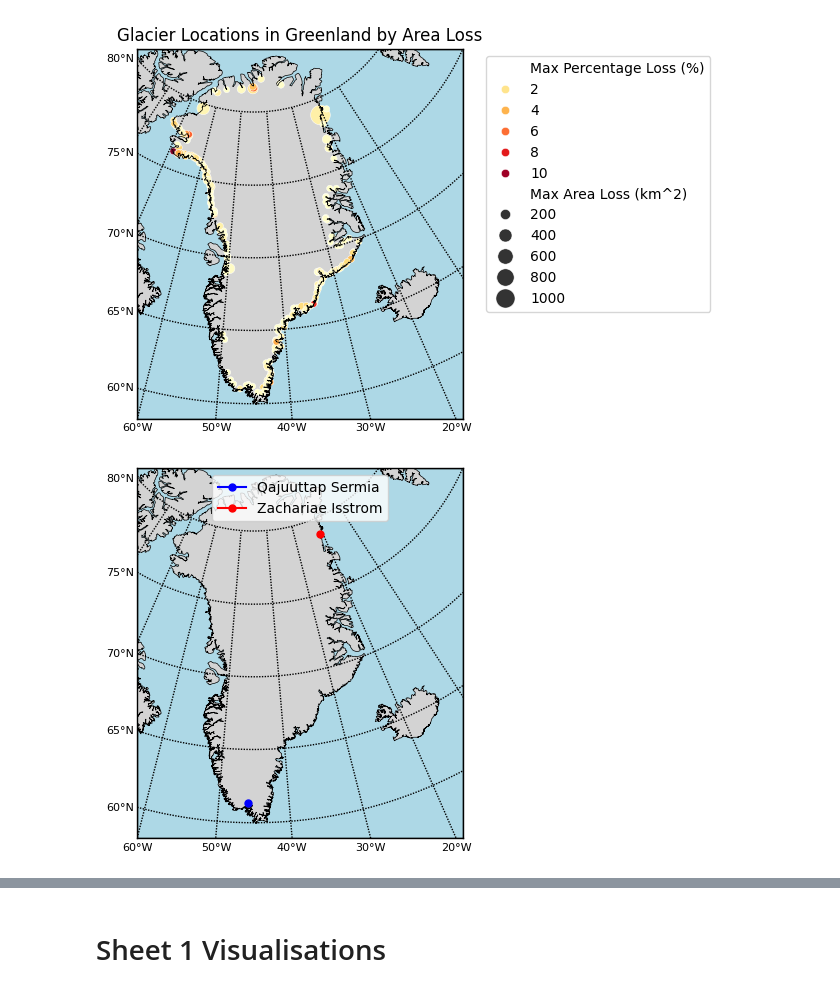
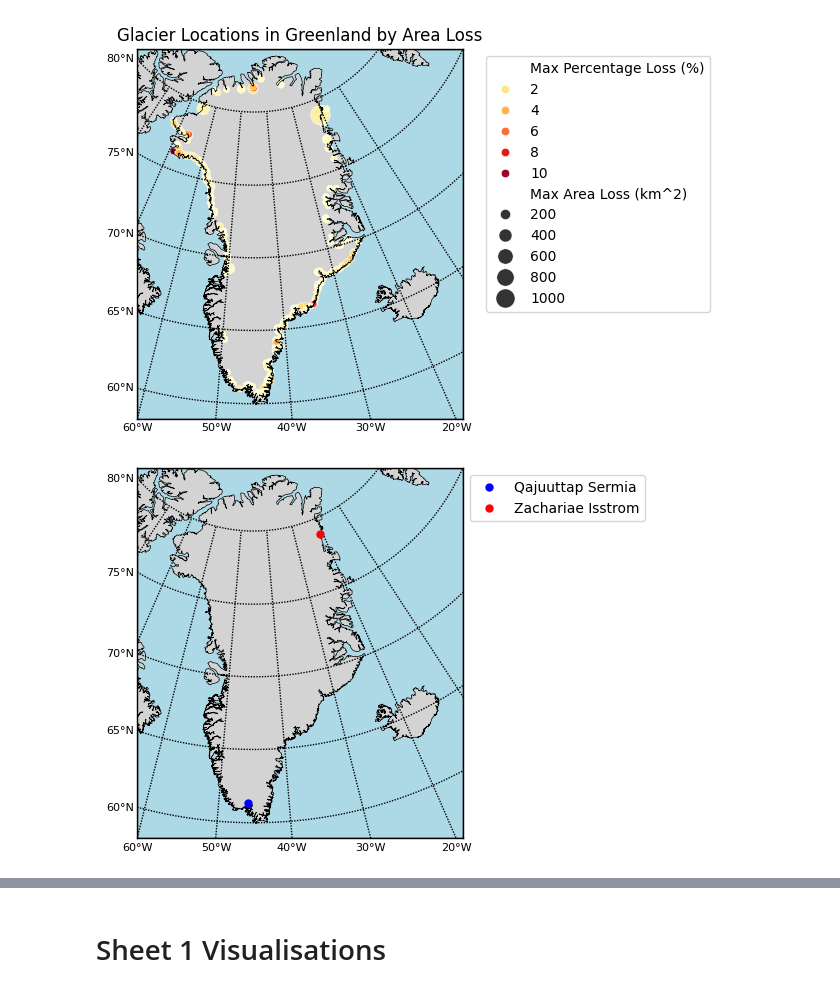
Before and after one commit to joelbarron06/ESDA2_Project, a Jupyter notebook: project_code.ipynb, the cells around one changed output, grey strips where cells are left out. Cells and saved outputs as stored; diff of their text form; code cells hidden in the pictures.

```diff
--- a/project_code.ipynb
+++ b/project_code.ipynb
@@ -559,34 +559,34 @@ m = Basemap(
     urcrnrlat=75,      # Upper right corner latitude
     llcrnrlon=-60,     # Lower left corner longitude
     urcrnrlon=25,     # Upper right corner longitude
     resolution='i',    # Intermediate resolution
     area_thresh=1000   # Minimum area for coastlines
 )
 
 # Draw map features
 m.drawcoastlines(linewidth=0.5)
 m.drawcountries(linewidth=1)
 m.fillcontinents(color='lightgray', lake_color='lightblue')
 m.drawmapboundary(fill_color='lightblue')
 
 # Add gridlines
 m.drawmeridians(range(-80, 0, 10), labels=[0,0,0,1], fontsize=8)
 m.drawparallels(range(60, 85, 5), labels=[1,0,0,0], fontsize=8)
 
 gain_glacier = 'Qajuuttap Sermia'
 gain_lat = glacier_locations[gain_glacier]['lat']
 gain_lon = glacier_locations[gain_glacier]['lon']
 x_g, y_g = m(gain_lon, gain_lat)
 
 loss_glacier = 'Zachariae Isstrom'
 loss_lat = glacier_locations[loss_glacier]['lat']
 loss_lon = glacier_locations[loss_glacier]['lon']
 x_l, y_l = m(loss_lon, loss_lat)
 
-plt.plot(x_g, y_g, marker='o', color='blue', markersize=5, label=gain_glacier)
-plt.plot(x_l, y_l, marker='o', color='red', markersize=5, label=loss_glacier)
+plt.plot(x_g, y_g, marker='o', linestyle='none', color='blue', markersize=5, label=gain_glacier)
+plt.plot(x_l, y_l, marker='o', linestyle='none',  color='red', markersize=5, label=loss_glacier)
 
-plt.legend()
+plt.legend(bbox_to_anchor=(1,1), loc='upper left')
 plt.show()
 # %% [output]
-[figure, old version]
+[figure, new version]
```
Also changed, not shown: parts of 9 cells of this notebook.
